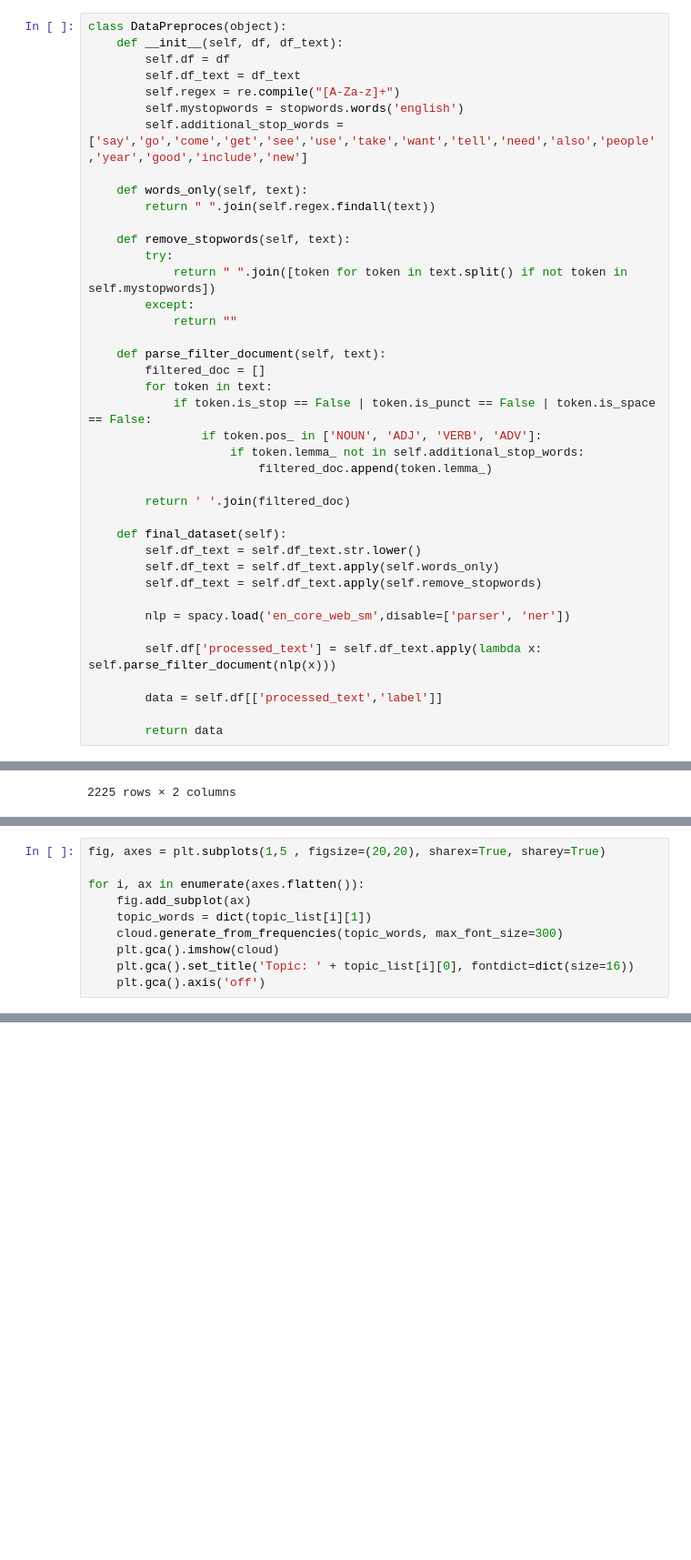
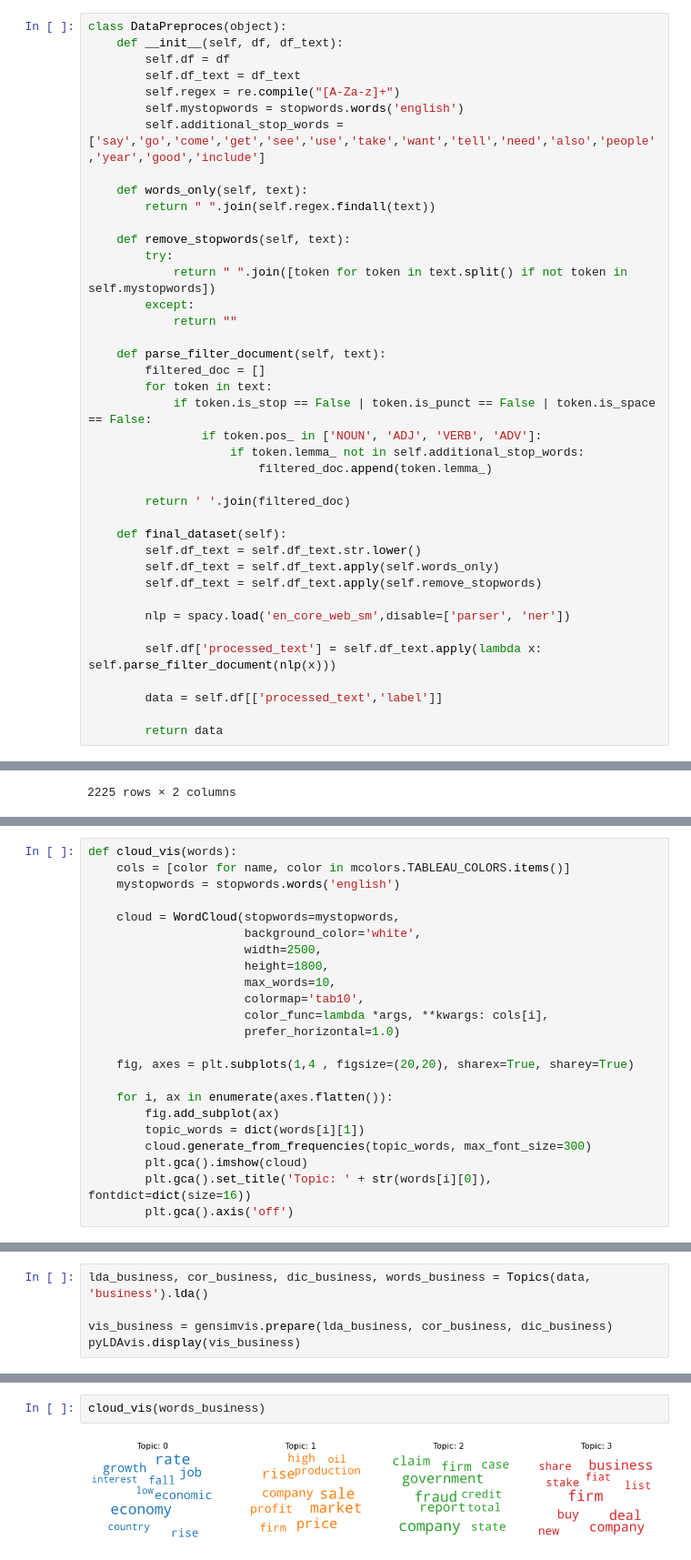
Before and after one commit to alegrib/homework_module_6, a Jupyter notebook: Task 2.ipynb, the cells around one changed output, grey strips where cells are left out. Shown: that part at 91% size. Cells and saved outputs as stored; diff of their text form; blank space fills up the shorter version.

```diff
--- a/Task 2.ipynb
+++ b/Task 2.ipynb
@@ -55,7 +55,7 @@ class DataPreproces(object):
         self.df_text = df_text
         self.regex = re.compile("[A-Za-z]+")
         self.mystopwords = stopwords.words('english')
-        self.additional_stop_words = ['say','go','come','get','see','use','take','want','tell','need','also','people','year','good','include','new']
+        self.additional_stop_words = ['say','go','come','get','see','use','take','want','tell','need','also','people','year','good','include']
 
     def words_only(self, text):
         return " ".join(self.regex.findall(text))
@@ -205,10 +107,0 @@ for i, ax in enumerate(axes.flatten()):
-# %%
-fig, axes = plt.subplots(1,5 , figsize=(20,20), sharex=True, sharey=True)
-
-for i, ax in enumerate(axes.flatten()):
-    fig.add_subplot(ax)
-    topic_words = dict(topic_list[i][1])
-    cloud.generate_from_frequencies(topic_words, max_font_size=300)
-    plt.gca().imshow(cloud)
-    plt.gca().set_title('Topic: ' + topic_list[i][0], fontdict=dict(size=16))
-    plt.gca().axis('off')
@@ -216,0 +154,23 @@ for i, ax in enumerate(axes.flatten()):
+# %%
+def cloud_vis(words):
+    cols = [color for name, color in mcolors.TABLEAU_COLORS.items()]
+    mystopwords = stopwords.words('english')
+
+    cloud = WordCloud(stopwords=mystopwords,
+                      background_color='white',
+                      width=2500,
+                      height=1800,
+                      max_words=10,
+                      colormap='tab10',
+                      color_func=lambda *args, **kwargs: cols[i],
+                      prefer_horizontal=1.0)
+
+    fig, axes = plt.subplots(1,4 , figsize=(20,20), sharex=True, sharey=True)
+
+    for i, ax in enumerate(axes.flatten()):
+        fig.add_subplot(ax)
+        topic_words = dict(words[i][1])
+        cloud.generate_from_frequencies(topic_words, max_font_size=300)
+        plt.gca().imshow(cloud)
+        plt.gca().set_title('Topic: ' + str(words[i][0]), fontdict=dict(size=16))
+        plt.gca().axis('off')
@@ -216,0 +179,5 @@ for i, ax in enumerate(axes.flatten()):
+# %%
+lda_business, cor_business, dic_business, words_business = Topics(data, 'business').lda()
+
+vis_business = gensimvis.prepare(lda_business, cor_business, dic_business)
+pyLDAvis.display(vis_business)
@@ -217 +199,5 @@ for i, ax in enumerate(axes.flatten()):
+# %%
+cloud_vis(words_business)
+# %% [output]
+[figure, added]
 # %% [markdown]
```
Also changed, not shown: parts of 24 cells of this notebook.
